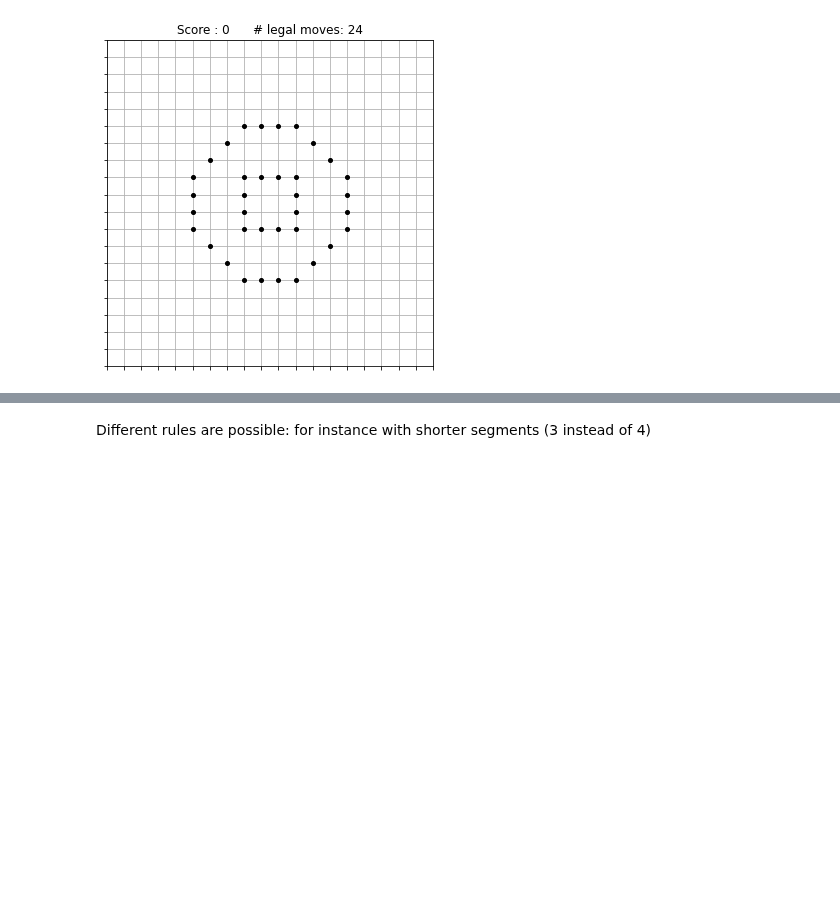
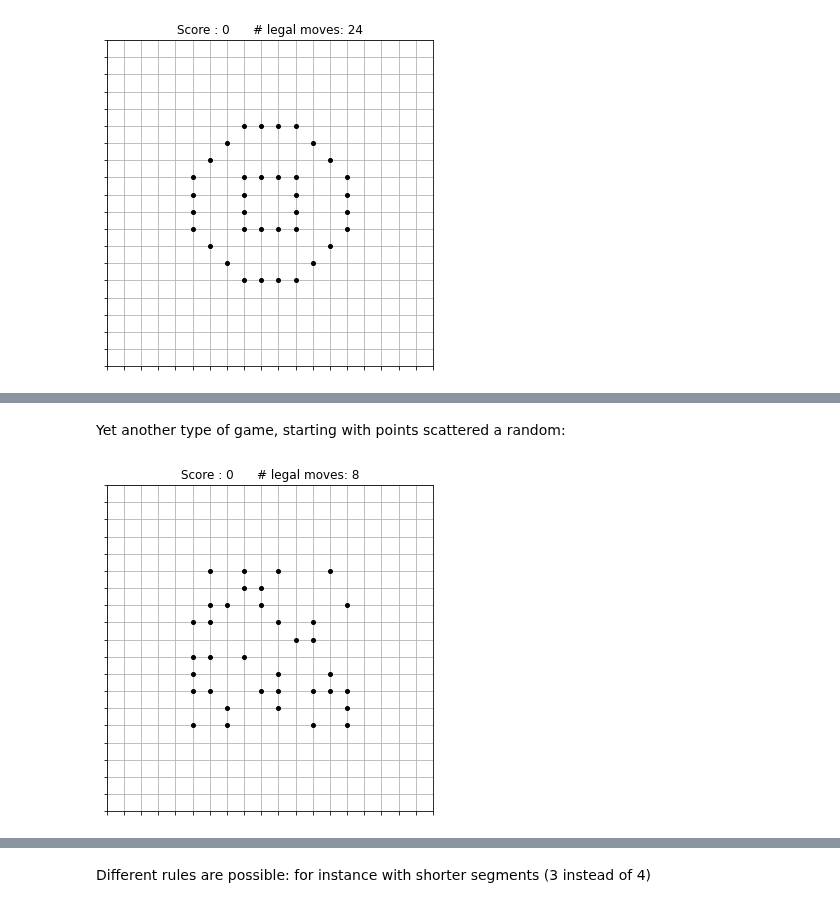
Before and after one commit to gillioz/MorpionSolitaire, a Jupyter notebook: Documentation.ipynb, the cells around one changed output, grey strips where cells are left out. Drawn from its saved outputs; the diff is of its cells as text; code cells hidden in the pictures; blank space fills up the shorter version.

```diff
--- a/Documentation.ipynb
+++ b/Documentation.ipynb
@@ -226,0 +239,7 @@ gamepipe.play().print()
+# %% [markdown]
+Yet another type of game, starting with points scattered a random:
+# %%
+gamerandom = StartingGame('random')
+gamerandom.print()
+# %% [output]
+[figure, added]
```
Also changed, not shown: parts of 13 cells of this notebook, 4 other files.
